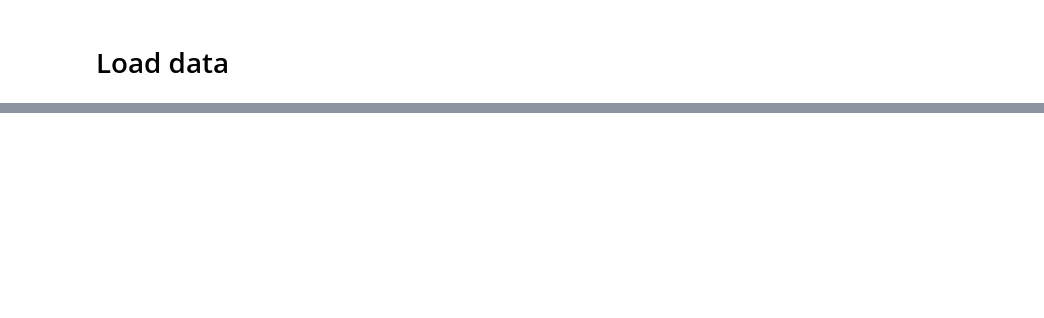
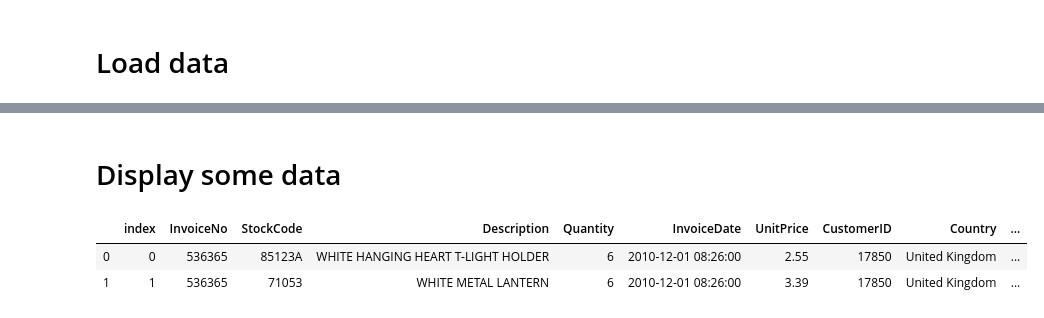
Before and after one commit to Severac/openclassrooms, a Jupyter notebook: PJ5/PJ5_modelisation.ipynb, the cells around one changed output, grey strips where cells are left out. Saved outputs shown, nothing was run; the diff lists cells and outputs as text; code cells hidden in the pictures; blank space fills up the shorter version.

```diff
--- a/PJ5/PJ5_modelisation.ipynb
+++ b/PJ5/PJ5_modelisation.ipynb
@@ -123,0 +149,13 @@ memory usage: 33.1+ MB
+# %% [markdown]
+# Display some data
+# %%
+df_nocancel = df[df['InvoiceNo'].str.startswith('C') == False]
+df_nocancel.reset_index(inplace=True)
+
+df_gbproduct = df_nocancel[['StockCode', 'TotalPrice']].groupby('StockCode').sum()['TotalPrice']
+# %%
+df_nocancel.head(2)
+# %% [output]
+|  | index | InvoiceNo | StockCode | Description | Quantity | InvoiceDate | UnitPrice | CustomerID | Country | ... |
+| 0 | 0 | 536365 | 85123A | WHITE HANGING HEART T-LIGHT HOLDER | 6 | 2010-12-01 08:26:00 | 2.55 | 17850 | United Kingdom | ... |
+| 1 | 1 | 536365 | 71053 | WHITE METAL LANTERN | 6 | 2010-12-01 08:26:00 | 3.39 | 17850 | United Kingdom | ... |
```
Also changed, not shown: parts of 22 cells of this notebook, 4 other files.
